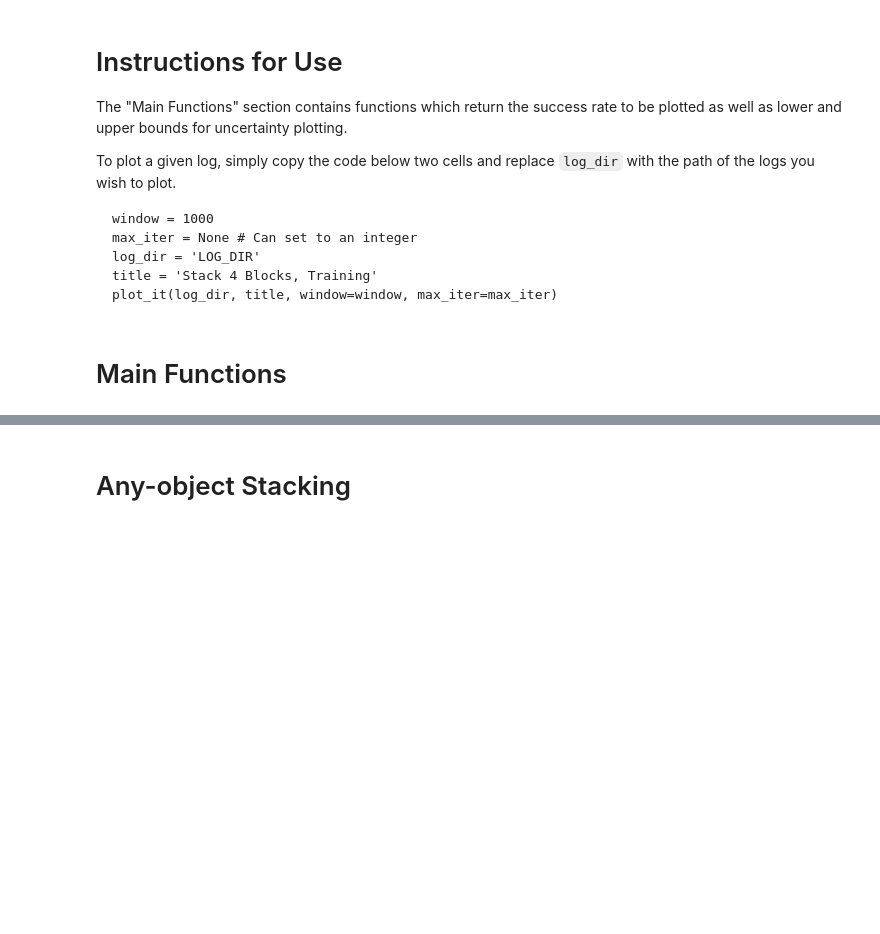
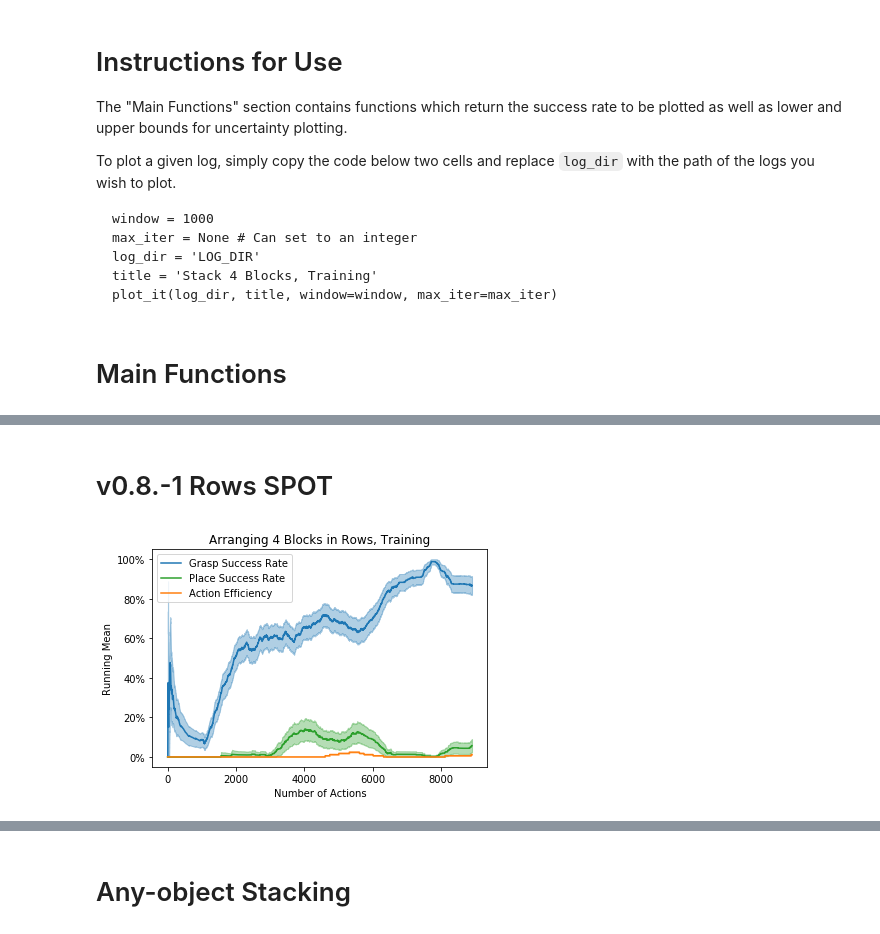
Before and after one commit to jhu-lcsr/good_robot, a Jupyter notebook: plot_success_rate/calculate_successes.ipynb, the cells around one changed output, grey strips where cells are left out. Cells and saved outputs as stored; diff of their text form; code cells hidden in the pictures; blank space fills up the shorter version.

```diff
--- a/plot_success_rate/calculate_successes.ipynb
+++ b/plot_success_rate/calculate_successes.ipynb
@@ -185,0 +204,10 @@ def plot_it(log_dir, title, window=1000, colors=['tab:blue', 'tab:green', 'tab:o
+# %% [markdown]
+# v0.8.-1 Rows SPOT
+# %%
+window = 1000
+max_iter = None
+log_dir = '../logs/2019-09-12.19:58:35-rows-2-stack-success-9k-trials-training'
+title = 'Arranging 4 Blocks in Rows, Training'
+plot_it(log_dir, title, window=window, max_iter=max_iter, place=True)
+# %% [output]
+[figure, added]
```
Also changed, not shown: parts of 11 cells of this notebook.
